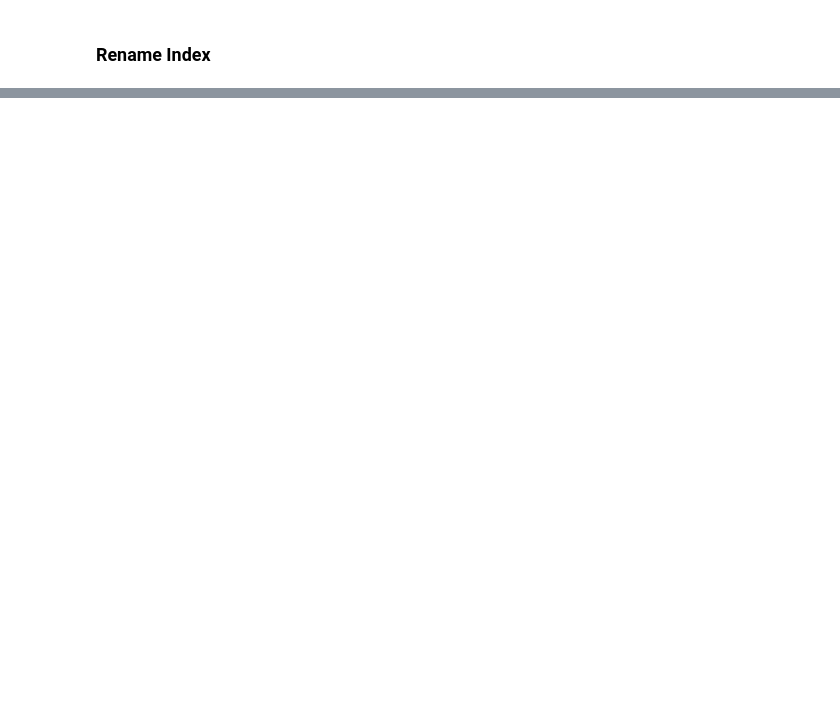
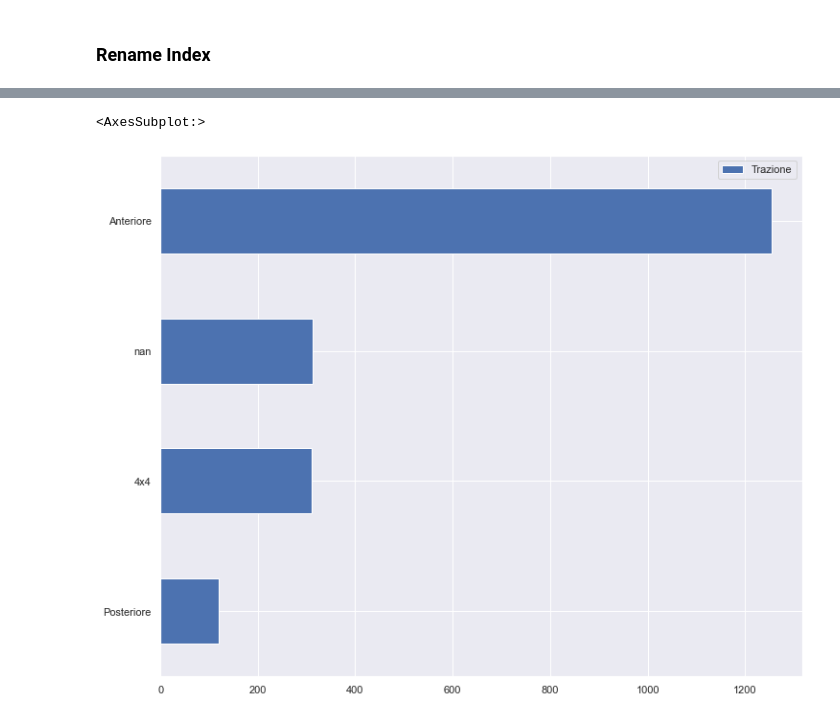
Before and after one commit to cusano-a/Car_WebData_Analysis, a Jupyter notebook: WebScraping_CleanData.ipynb, the cells around one changed output, grey strips where cells are left out. Saved outputs shown, nothing was run; the diff lists cells and outputs as text; code cells hidden in the pictures; blank space fills up the shorter version.

```diff
--- a/WebScraping_CleanData.ipynb
+++ b/WebScraping_CleanData.ipynb
@@ -179,0 +195,7 @@ with pd.option_context('display.max_rows', None, 'display.max_columns', None):
+# %%
+col = 'Trazione'
+col_counts = df[col].value_counts(dropna=False)
+pd.DataFrame({f'{col}' :col_counts[::-1]}).plot(kind='barh', figsize=(12, 10))
+# %% [output]
+<AxesSubplot:>
+[figure, added]
```
Also changed, not shown: parts of 17 cells of this notebook.
